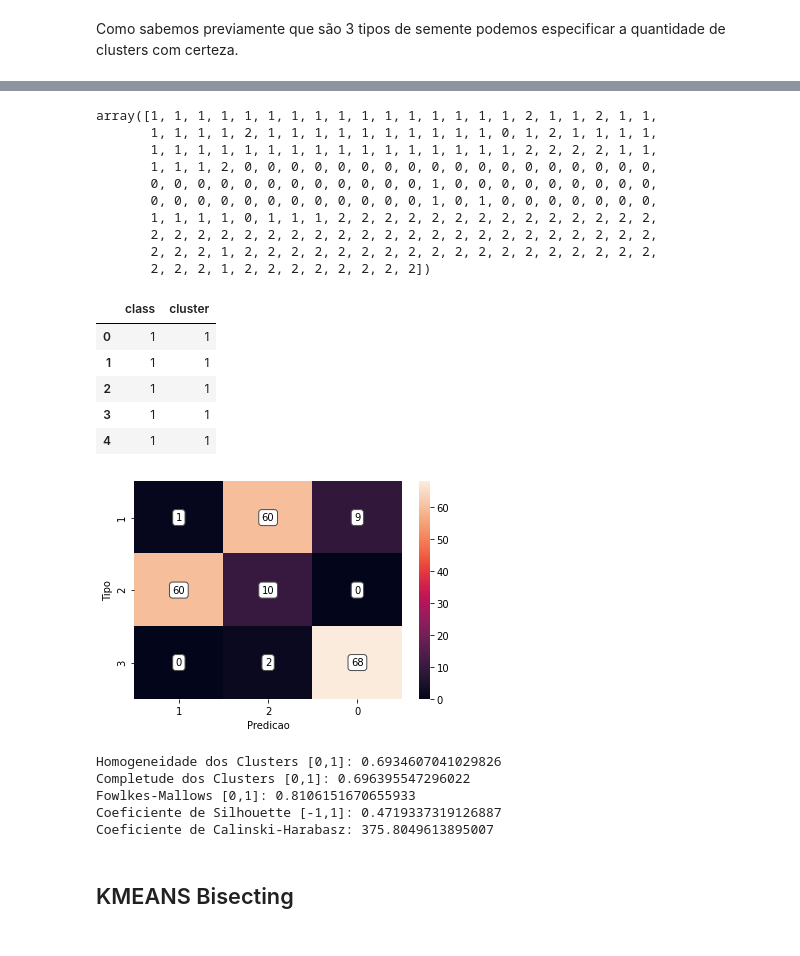
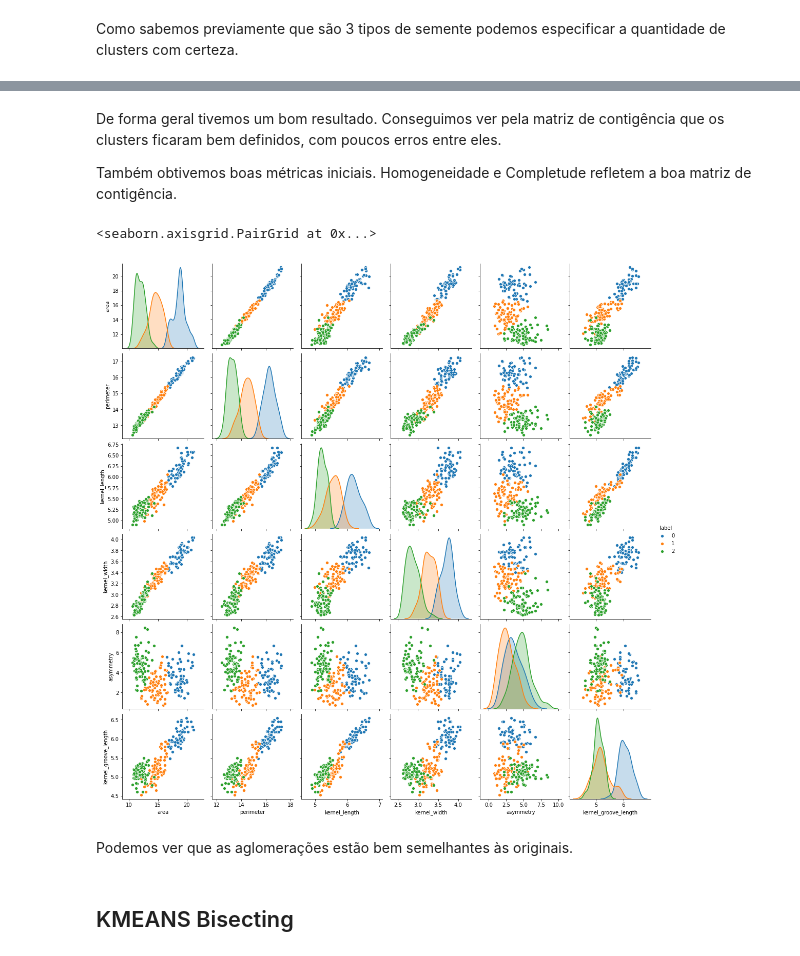
Before and after one commit to viniciuslettieri/Aprendizado-de-Maquina-2022.2, a Jupyter notebook: Clusterization/Comparacao de Metodos/tarefa_4_clusterizacao.ipynb, the cells around one changed output, grey strips where cells are left out. Saved outputs shown, nothing was run; the diff lists cells and outputs as text; code cells hidden in the pictures.

```diff
--- a/Clusterization/Comparacao de Metodos/tarefa_4_clusterizacao.ipynb
+++ b/Clusterization/Comparacao de Metodos/tarefa_4_clusterizacao.ipynb
@@ -58,6 +93,10 @@ sns.pairplot(df_original, vars=df.columns, hue="type")
 # %%
-def matriz_contigencia(df_comparison):
-    cm = pd.DataFrame(metrics.cluster.contingency_matrix(df_comparison['class'], df_comparison['cluster']), index=df_comparison['class'].unique(), columns=df_comparison['cluster'].unique())
+def matriz_contingencia(df_comparison):
+    cm = pd.DataFrame(
+        metrics.cluster.contingency_matrix(df_comparison['class'], df_comparison['cluster']),
+        index=df_comparison['class'].unique(),
+        columns=df_comparison['cluster'].unique()
+    )
 
     sns.heatmap(cm)
     plt.xlabel("Predicao")
@@ -114,5 +150,21 @@ Começaremos com o Kmeans, que é um dos mais clássicos, e possui algumas vers
 ## KMEANS Padrão
 # %% [markdown]
 Como sabemos previamente que são 3 tipos de semente podemos especificar a quantidade de clusters com certeza.
+# %%
+def run_kmeans():
+    kmeans_data = {}
+
+    kmeans_data['model'] = KMeans(n_clusters=3, random_state=42)
+    kmeans_data['model'].fit(df)
+
+    kmeans_data['df_comparison'] = pd.DataFrame({
+        "class": df_label,
+        "cluster": kmeans_data['model'].labels_
+    })
+    matriz_contingencia(kmeans_data["df_comparison"])
+
+    calculate_metrics(kmeans_data["df_comparison"], df)
+
+    return kmeans_data
 # %%
-kmeans_data = {}
+kmeans_data = run_kmeans()
@@ -119,43 +178,15 @@ kmeans_data = {}
-# %%
-kmeans_data['model'] = KMeans(n_clusters=3, random_state=42)
-kmeans_data['model'].fit(df)
-
-kmeans_data['model'].labels_
-# %% [output]
-array([1, 1, 1, 1, 1, 1, 1, 1, 1, 1, 1, 1, 1, 1, 1, 1, 2, 1, 1, 2, 1, 1,
-       1, 1, 1, 1, 2, 1, 1, 1, 1, 1, 1, 1, 1, 1, 1, 0, 1, 2, 1, 1, 1, 1,
-       1, 1, 1, 1, 1, 1, 1, 1, 1, 1, 1, 1, 1, 1, 1, 1, 2, 2, 2, 2, 1, 1,
-       1, 1, 1, 2, 0, 0, 0, 0, 0, 0, 0, 0, 0, 0, 0, 0, 0, 0, 0, 0, 0, 0,
-       0, 0, 0, 0, 0, 0, 0, 0, 0, 0, 0, 0, 1, 0, 0, 0, 0, 0, 0, 0, 0, 0,
-       0, 0, 0, 0, 0, 0, 0, 0, 0, 0, 0, 0, 1, 0, 1, 0, 0, 0, 0, 0, 0, 0,
-       1, 1, 1, 1, 0, 1, 1, 1, 2, 2, 2, 2, 2, 2, 2, 2, 2, 2, 2, 2, 2, 2,
-       2, 2, 2, 2, 2, 2, 2, 2, 2, 2, 2, 2, 2, 2, 2, 2, 2, 2, 2, 2, 2, 2,
-       2, 2, 2, 1, 2, 2, 2, 2, 2, 2, 2, 2, 2, 2, 2, 2, 2, 2, 2, 2, 2, 2,
-       2, 2, 2, 1, 2, 2, 2, 2, 2, 2, 2, 2])
-# %%
-kmeans_data['df_comparison'] = pd.DataFrame({
-    "class": df_label,
-    "cluster": kmeans_data['model'].labels_
-})
-kmeans_data['df_comparison'].head()
-# %% [output]
-|  | class | cluster |
-| 0 | 1 | 1 |
-| 1 | 1 | 1 |
-| 2 | 1 | 1 |
-| 3 | 1 | 1 |
-| 4 | 1 | 1 |
-# %%
-matriz_contigencia(kmeans_data["df_comparison"])
-# %% [output]
-[figure, removed]
-# %%
-calculate_metrics(kmeans_data["df_comparison"], df)
-# %% [output]
-Homogeneidade dos Clusters [0,1]: 0.6934607041029826
-Completude dos Clusters [0,1]: 0.696395547296022
-Fowlkes-Mallows [0,1]: 0.8106151670655933
-Coeficiente de Silhouette [-1,1]: 0.4719337319126887
-Coeficiente de Calinski-Harabasz: 375.8049613895007
+# %% [markdown]
+De forma geral tivemos um bom resultado. Conseguimos ver pela matriz de contigência que os clusters ficaram bem definidos, com poucos erros entre eles.
+
+Também obtivemos boas métricas iniciais. Homogeneidade e Completude refletem a boa matriz de contigência.
+# %%
+df2 = df.copy()
+df2['label'] = kmeans_data["model"].labels_
+sns.pairplot(df2, vars=df.columns, hue='label')
+# %% [output]
+<seaborn.axisgrid.PairGrid at 0x...>
+[figure, added]
+# %% [markdown]
+Podemos ver que as aglomerações estão bem semelhantes às originais.
 # %% [markdown]
 ## KMEANS Bisecting
```
Also changed, not shown: parts of 50 cells of this notebook.
